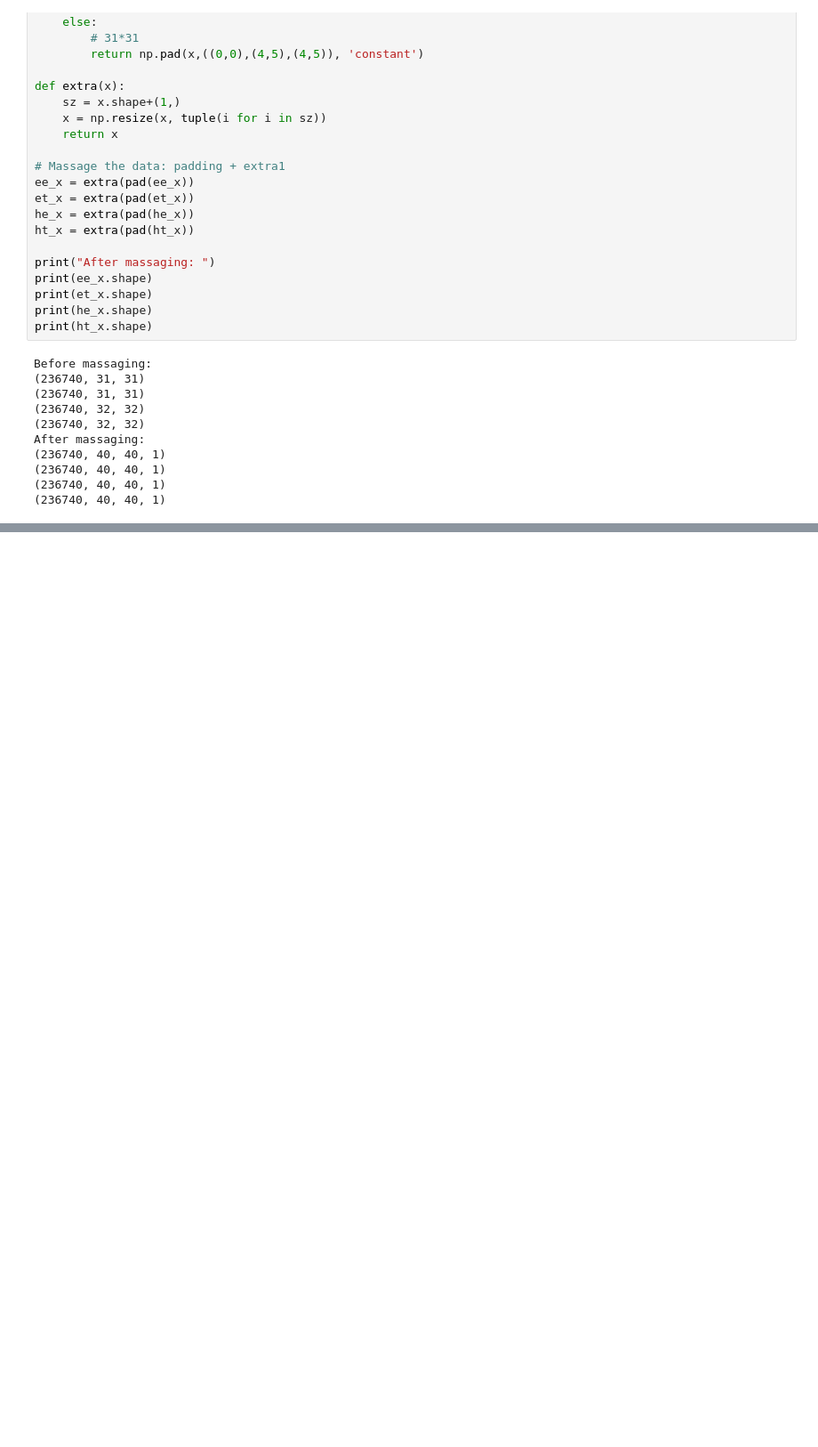
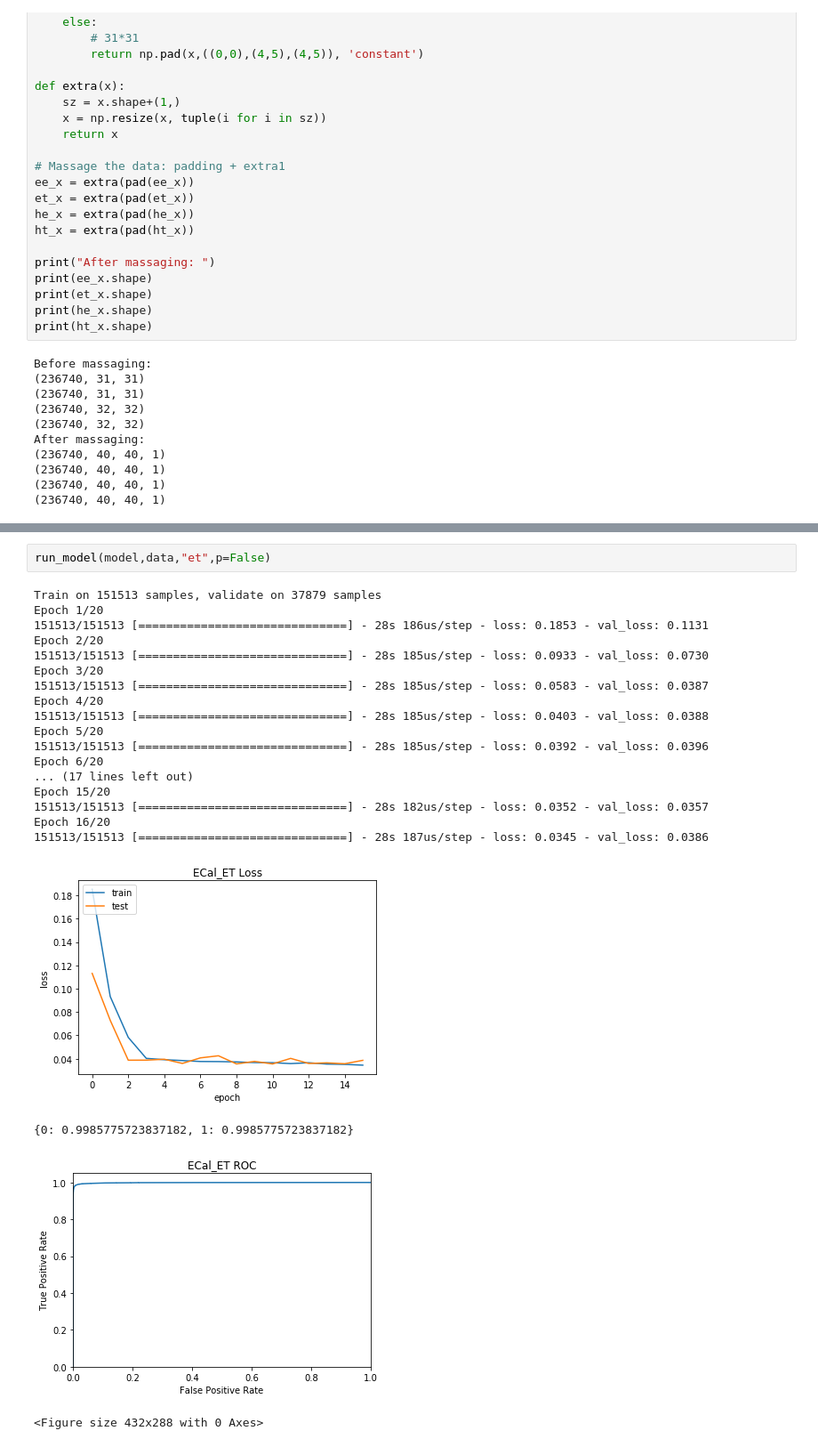
Before and after one commit to TDHTTTT/EID, a Jupyter notebook: train/base_cnn.ipynb, the cells around one changed output, grey strips where cells are left out. Shown at 89% size. Drawn from its saved outputs; the diff is of its cells as text; blank space fills up the shorter version.

```diff
--- a/train/base_cnn.ipynb
+++ b/train/base_cnn.ipynb
@@ -344,0 +310,24 @@ plot_al(history_ht,'loss', 'ECal_E')
+# %%
+run_model(model,data,"et",p=False)
+# %% [output]
+Train on 151513 samples, validate on 37879 samples
+Epoch 1/20
+151513/151513 [==============================] - 28s 186us/step - loss: 0.1853 - val_loss: 0.1131
+Epoch 2/20
+151513/151513 [==============================] - 28s 185us/step - loss: 0.0933 - val_loss: 0.0730
+Epoch 3/20
+151513/151513 [==============================] - 28s 185us/step - loss: 0.0583 - val_loss: 0.0387
+Epoch 4/20
+151513/151513 [==============================] - 28s 185us/step - loss: 0.0403 - val_loss: 0.0388
+Epoch 5/20
+151513/151513 [==============================] - 28s 185us/step - loss: 0.0392 - val_loss: 0.0396
+Epoch 6/20
+... (17 lines left out)
+Epoch 15/20
+151513/151513 [==============================] - 28s 182us/step - loss: 0.0352 - val_loss: 0.0357
+Epoch 16/20
+151513/151513 [==============================] - 28s 187us/step - loss: 0.0345 - val_loss: 0.0386
+[figure, added]
+{0: 0.9985775723837182, 1: 0.9985775723837182}
+[figure, added]
+<Figure size 432x288 with 0 Axes>
```
Also changed, not shown: parts of 21 cells of this notebook.
